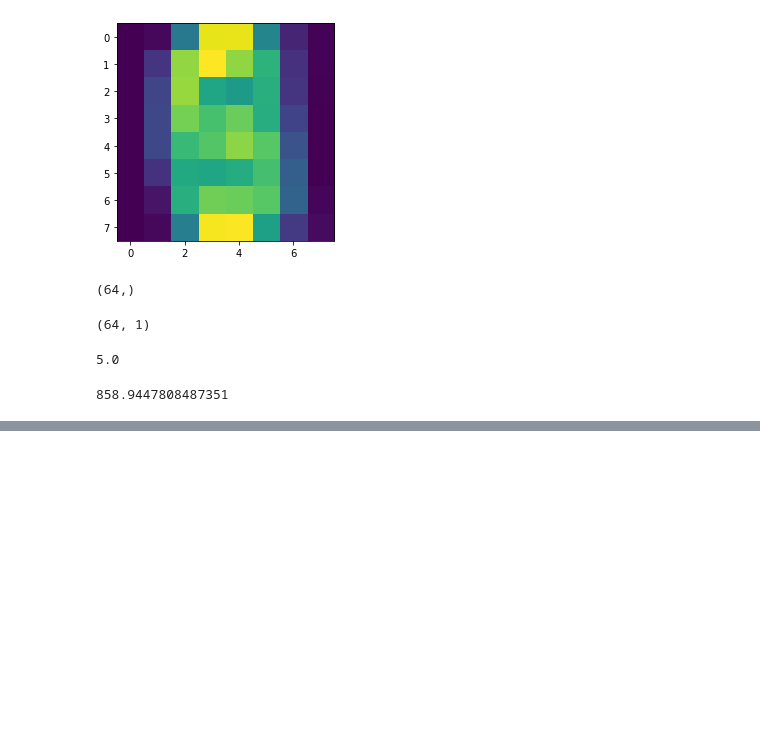
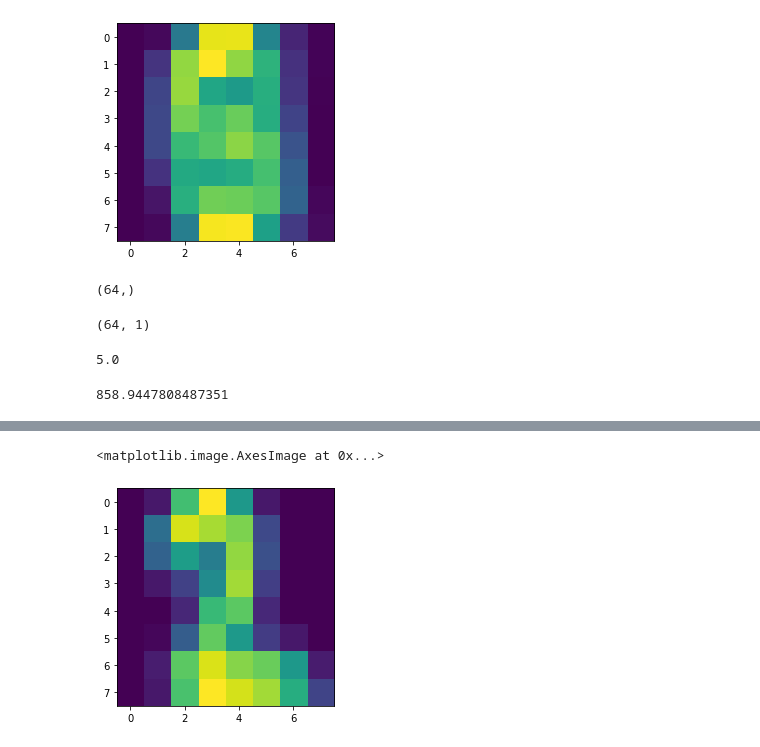
Before and after one commit to sagnik3141/CS5691, a Jupyter notebook: Assignment 2/test.ipynb, the cells around one changed output, grey strips where cells are left out. Drawn from its saved outputs; the diff is of its cells as text; code cells hidden in the pictures; blank space fills up the shorter version.

```diff
--- a/Assignment 2/test.ipynb
+++ b/Assignment 2/test.ipynb
@@ -437,0 +387,7 @@ array([0., 0., 0., 0., 1., 0., 0., 0., 0., 0.])
+# %%
+mean_vectors, R = Kmeans(X.T, 10)
+# %%
+plt.imshow(mean_vectors[:,3].reshape(8,8))
+# %% [output]
+<matplotlib.image.AxesImage at 0x...>
+[figure, added]
```
Also changed, not shown: parts of 16 cells of this notebook, 1 other file.
